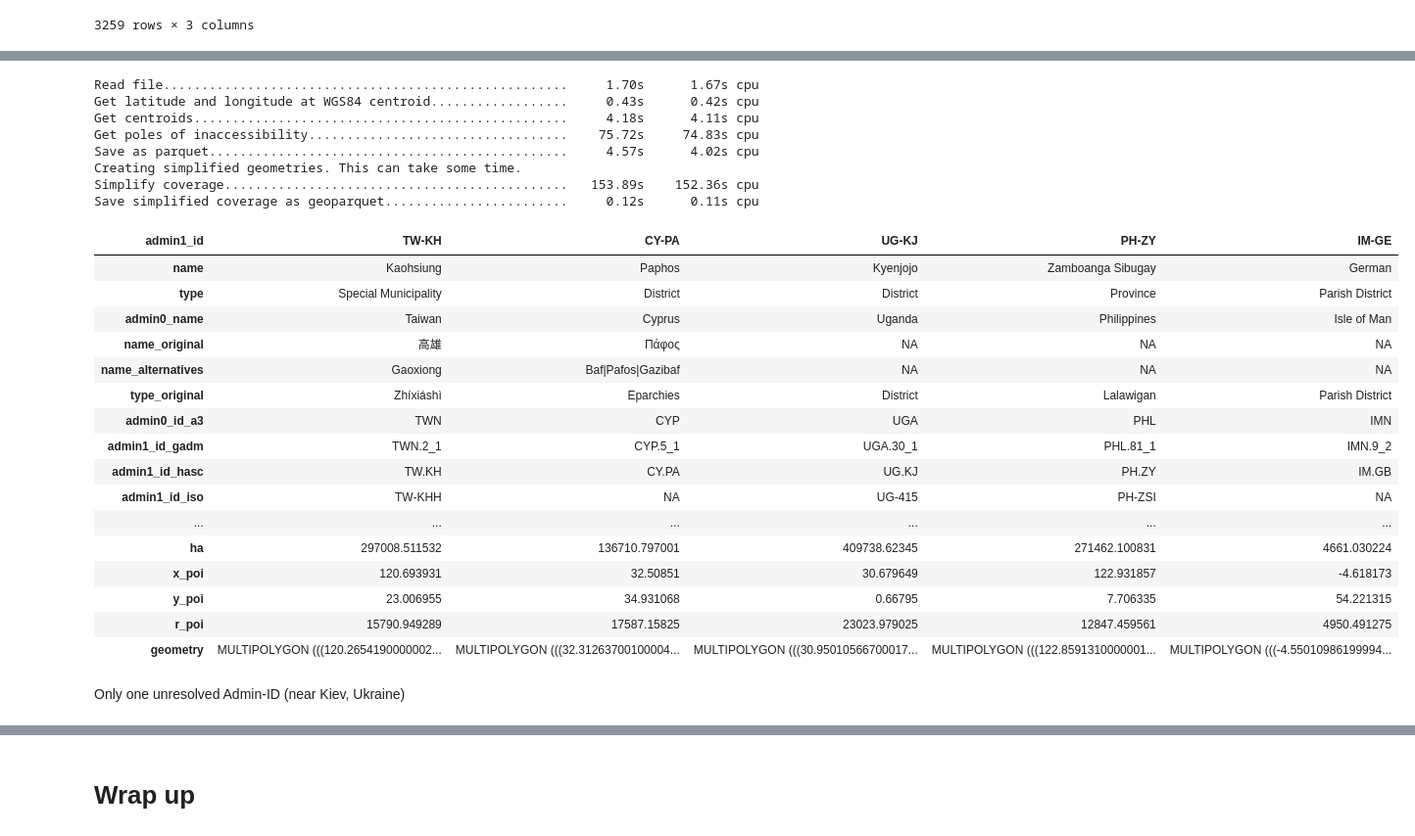
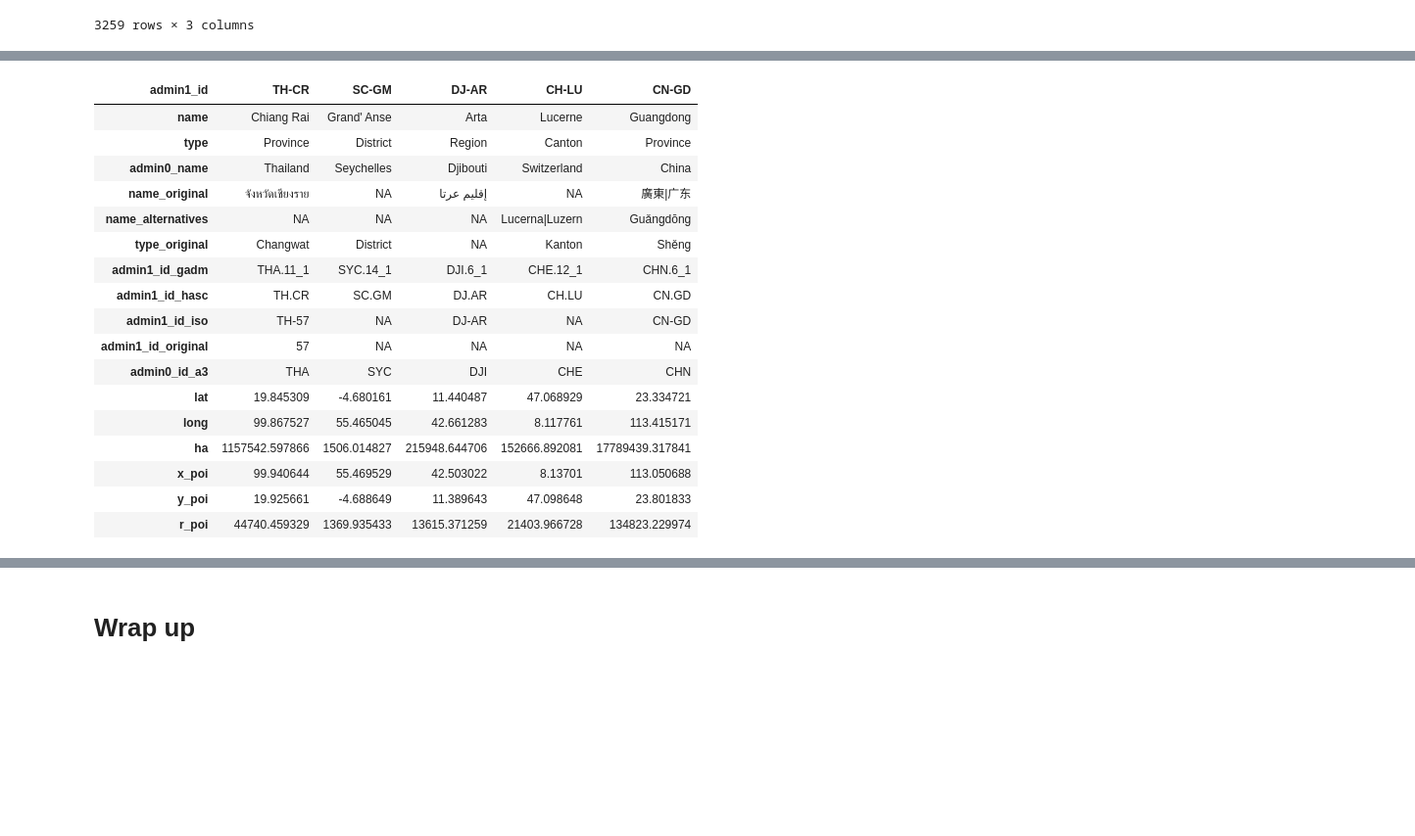
Before and after one commit to chrnolte/openplaces, a Jupyter notebook: notebooks/01_setup/03_prepare_administrative_units.ipynb, the cells around one changed output, grey strips where cells are left out. Shown: that part at 98% size. Cells and saved outputs as stored; diff of their text form; code cells hidden in the pictures; blank space fills up the shorter version.

Commit message:
Administrative unit ingestion complete for level-2 GADM

```diff
--- a/notebooks/01_setup/03_prepare_administrative_units.ipynb
+++ b/notebooks/01_setup/03_prepare_administrative_units.ipynb
@@ -160,34 +147,25 @@ cache_filename: admin1
 simplify_coverage_tolerance: 0.1
 # %%
-gdf = ingest_recipe(recipe, timer=timer, redo=REDO)
+ingest_recipe(recipe, timer=timer, redo=REDO)
-# %% [output]
-Read file.....................................................     1.70s      1.67s cpu
-Get latitude and longitude at WGS84 centroid..................     0.43s      0.42s cpu
-Get centroids.................................................     4.18s      4.11s cpu
-Get poles of inaccessibility..................................    75.72s     74.83s cpu
-Save as parquet...............................................     4.57s      4.02s cpu
-Creating simplified geometries. This can take some time.
-Simplify coverage.............................................   153.89s    152.36s cpu
-Save simplified coverage as geoparquet........................     0.12s      0.11s cpu
 # %%
-gdf.sample(5).T
+admin1 = get_admin1()
+admin1.sample(5).T
 # %% [output]
-| admin1_id | TW-KH | CY-PA | UG-KJ | PH-ZY | IM-GE |
-| name | Kaohsiung | Paphos | Kyenjojo | Zamboanga Sibugay | German |
-| type | Special Municipality | District | District | Province | Parish District |
-| admin0_name | Taiwan | Cyprus | Uganda | Philippines | Isle of Man |
-| name_original | 高雄 | Πάφος | NA | NA | NA |
-| name_alternatives | Gaoxiong | Baf|Pafos|Gazibaf | NA | NA | NA |
-| type_original | Zhíxiáshì | Eparchies | District | Lalawigan | Parish District |
-| admin0_id_a3 | TWN | CYP | UGA | PHL | IMN |
-| admin1_id_gadm | TWN.2_1 | CYP.5_1 | UGA.30_1 | PHL.81_1 | IMN.9_2 |
-| admin1_id_hasc | TW.KH | CY.PA | UG.KJ | PH.ZY | IM.GB |
-| admin1_id_iso | TW-KHH | NA | UG-415 | PH-ZSI | NA |
-| ... | ... | ... | ... | ... | ... |
-| ha | 297008.511532 | 136710.797001 | 409738.62345 | 271462.100831 | 4661.030224 |
-| x_poi | 120.693931 | 32.50851 | 30.679649 | 122.931857 | -4.618173 |
-| y_poi | 23.006955 | 34.931068 | 0.66795 | 7.706335 | 54.221315 |
-| r_poi | 15790.949289 | 17587.15825 | 23023.979025 | 12847.459561 | 4950.491275 |
-| geometry | MULTIPOLYGON (((120.2654190000002... | MULTIPOLYGON (((32.31263700100004... | MULTIPOLYGON (((30.95010566700017... | MULTIPOLYGON (((122.8591310000001... | MULTIPOLYGON (((-4.55010986199994... |
+| admin1_id | TH-CR | SC-GM | DJ-AR | CH-LU | CN-GD |
+| name | Chiang Rai | Grand' Anse | Arta | Lucerne | Guangdong |
+| type | Province | District | Region | Canton | Province |
+| admin0_name | Thailand | Seychelles | Djibouti | Switzerland | China |
+| name_original | จังหวัดเชียงราย | NA | إقليم عرتا | NA | 廣東|广东 |
+| name_alternatives | NA | NA | NA | Lucerna|Luzern | Guǎngdōng |
+| type_original | Changwat | District | NA | Kanton | Shěng |
+| admin1_id_gadm | THA.11_1 | SYC.14_1 | DJI.6_1 | CHE.12_1 | CHN.6_1 |
+| admin1_id_hasc | TH.CR | SC.GM | DJ.AR | CH.LU | CN.GD |
+| admin1_id_iso | TH-57 | NA | DJ-AR | NA | CN-GD |
+| admin1_id_original | 57 | NA | NA | NA | NA |
+| admin0_id_a3 | THA | SYC | DJI | CHE | CHN |
+| lat | 19.845309 | -4.680161 | 11.440487 | 47.068929 | 23.334721 |
+| long | 99.867527 | 55.465045 | 42.661283 | 8.117761 | 113.415171 |
+| ha | 1157542.597866 | 1506.014827 | 215948.644706 | 152666.892081 | 17789439.317841 |
+| x_poi | 99.940644 | 55.469529 | 42.503022 | 8.13701 | 113.050688 |
+| y_poi | 19.925661 | -4.688649 | 11.389643 | 47.098648 | 23.801833 |
+| r_poi | 44740.459329 | 1369.935433 | 13615.371259 | 21403.966728 | 134823.229974 |
-# %% [markdown]
-Only one unresolved Admin-ID (near Kiev, Ukraine)
```
Also changed, not shown: parts of 23 cells of this notebook, 7 other files.
